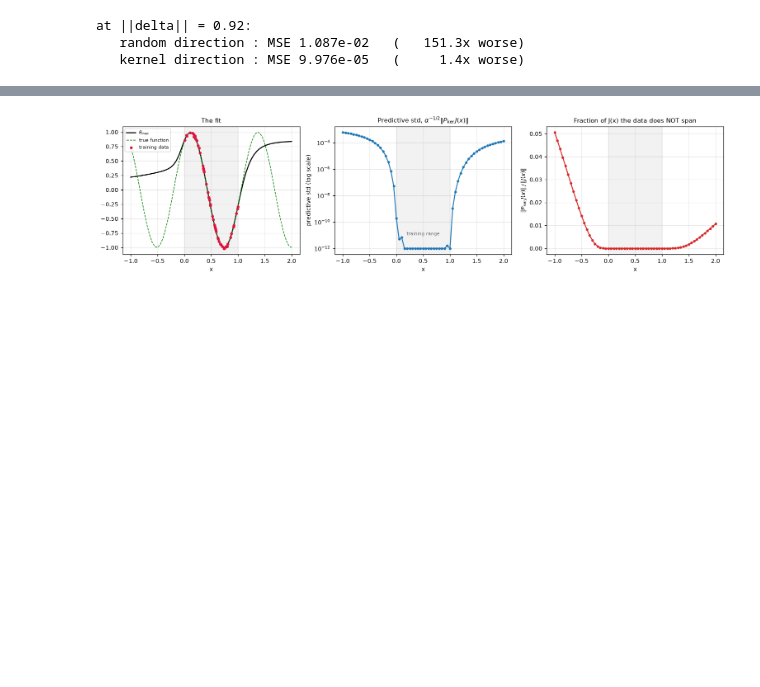
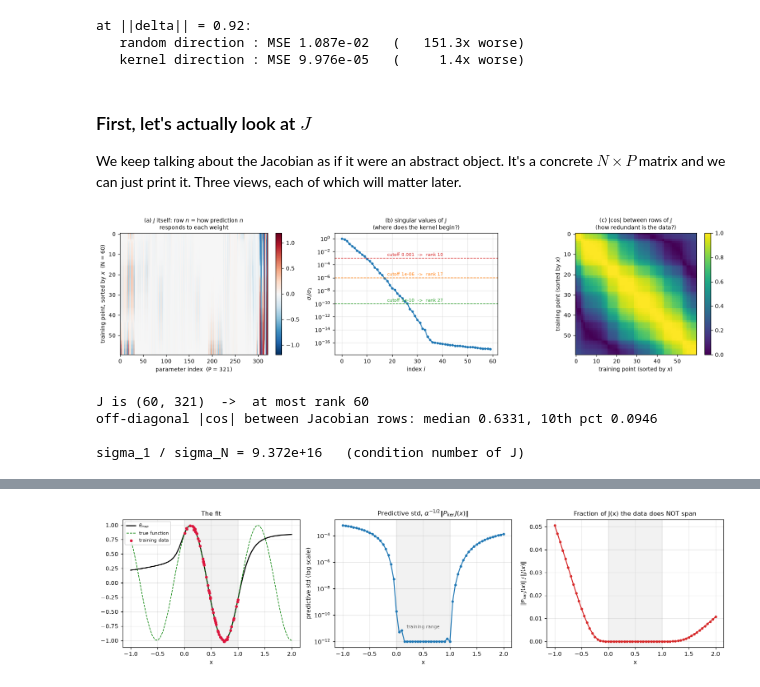
Before and after one commit to osquera/LLM_fully_correlated_posteriors, a Jupyter notebook: notebooks/walkthrough.ipynb, the cells around one changed output, grey strips where cells are left out. Cells and saved outputs as stored; diff of their text form; code cells hidden in the pictures; blank space fills up the shorter version.

```diff
--- a/notebooks/walkthrough.ipynb
+++ b/notebooks/walkthrough.ipynb
@@ -253,3 +253,63 @@ print(f"   kernel direction : MSE {mse_kernel[i]:.3e}   ({mse_kernel[i]/base:8.1
 at ||delta|| = 0.92:
    random direction : MSE 1.087e-02   (   151.3x worse)
    kernel direction : MSE 9.976e-05   (     1.4x worse)
+# %% [markdown]
+### First, let's actually look at $J$
+
+We keep talking about the Jacobian as if it were an abstract object. It's a
+concrete $N \times P$ matrix and we can just print it. Three views, each of which
+will matter later.
+# %%
+# Sort the rows by x. The training points arrive in random order, and without
+# sorting the structure below is invisible -- an easy way to fool yourself.
+order = torch.argsort(x_train.squeeze())
+Jnp = J[order].numpy()
+fig, ax = plt.subplots(1, 3, figsize=(14.5, 3.8))
+
+# --- (a) the matrix itself ---
+lim = np.abs(Jnp).max()
+im = ax[0].imshow(Jnp, aspect="auto", cmap="RdBu_r", vmin=-lim, vmax=lim)
+ax[0].set_xlabel(f"parameter index  (P = {P})")
+ax[0].set_ylabel(f"training point, sorted by $x$  (N = {N})")
+ax[0].set_title("(a) $J$ itself: row $n$ = how prediction $n$\nresponds to each weight",
+                fontsize=9)
+ax[0].grid(False)
+fig.colorbar(im, ax=ax[0], fraction=0.046)
+
+# --- (b) singular values: "the rank" is a choice, not a fact ---
+sv = torch.linalg.svdvals(J).numpy()
+ax[1].semilogy(sv / sv[0], "o-", ms=3)
+for rt, c in [(1e-3, "tab:red"), (1e-6, "tab:orange"), (1e-10, "tab:green")]:
+    r = int((sv > rt * sv[0]).sum())
+    ax[1].axhline(rt, color=c, ls="--", lw=1)
+    ax[1].annotate(f"cutoff {rt:g}  ->  rank {r}", (len(sv) * 0.30, rt * 2.0),
+                   fontsize=7, color=c)
+ax[1].set_xlabel("index $i$")
+ax[1].set_ylabel(r"$\sigma_i / \sigma_1$")
+ax[1].set_title("(b) singular values of $J$\n(where does the kernel begin?)", fontsize=9)
+
+# --- (c) do different data points say different things? ---
+Js = J[order]
+Jn = Js / Js.norm(dim=1, keepdim=True)
+Cm = (Jn @ Jn.T).numpy()
+im = ax[2].imshow(np.abs(Cm), cmap="viridis", vmin=0, vmax=1)
+ax[2].set_xlabel("training point (sorted by $x$)")
+ax[2].set_ylabel("training point (sorted by $x$)")
+ax[2].set_title("(c) $|\\cos|$ between rows of $J$\n(how redundant is the data?)",
+                fontsize=9)
+ax[2].grid(False)
+fig.colorbar(im, ax=ax[2], fraction=0.046)
+
+plt.tight_layout(); plt.show()
+
+off = np.abs(Cm)[~np.eye(N, dtype=bool)]
+print(f"J is {tuple(J.shape)}  ->  at most rank {min(J.shape)}")
+print(f"off-diagonal |cos| between Jacobian rows: "
+      f"median {np.median(off):.4f}, 10th pct {np.percentile(off, 10):.4f}")
+print(f"\nsigma_1 / sigma_N = {sv[0] / sv[-1]:.3e}   (condition number of J)")
+# %% [output]
+[figure, added]
+J is (60, 321)  ->  at most rank 60
+off-diagonal |cos| between Jacobian rows: median 0.6331, 10th pct 0.0946
+
+sigma_1 / sigma_N = 9.372e+16   (condition number of J)
```
Also changed, not shown: parts of 25 cells of this notebook, 1 other file.
